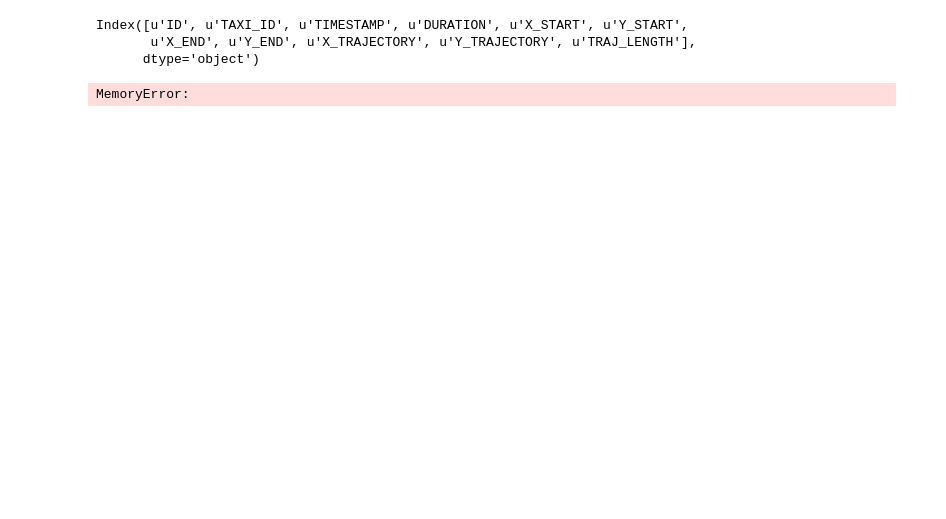
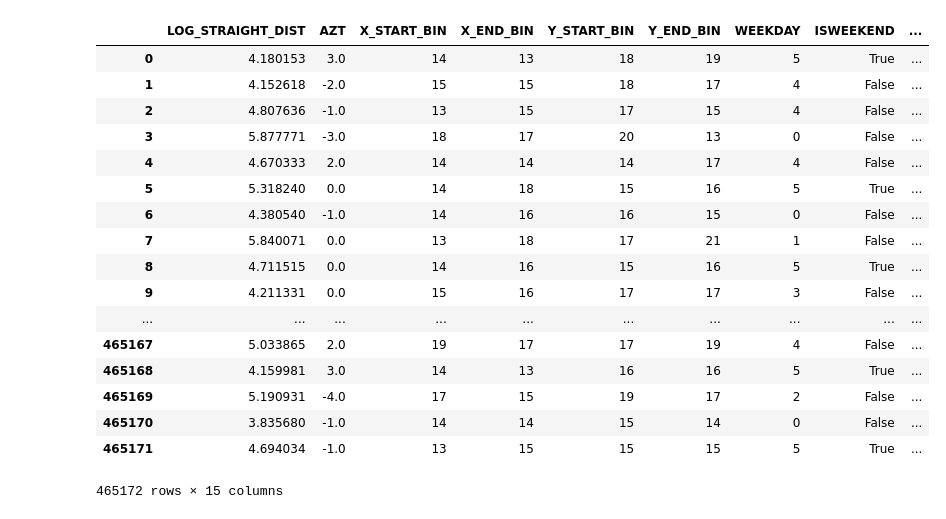
Before and after one commit to AdityaSidharta/ST4240, a Jupyter notebook: Preprocessing.ipynb, the cells around one changed output. Drawn from its saved outputs; the diff is of its cells as text; code cells hidden in the pictures; blank space fills up the shorter version.

```diff
--- a/Preprocessing.ipynb
+++ b/Preprocessing.ipynb
@@ -15,12 +12,15 @@ test_file = "/home/adityasidharta/Desktop/nus_course/data_mining/competition/dat
+# %%
+train_file = "C:\\Users\\AdityaS\\Desktop\\data_mining_competition\\train_data.csv"
+test_file = "C:\\Users\\AdityaS\\Desktop\\data_mining_competition\\test.csv"
 # %%
 def straight_dist(x_start, x_end, y_start, y_end):
     return np.sqrt((x_end - x_start)**2 + (y_end - y_start)**2)
 
 def calc_azt(x_start, x_end, y_start, y_end ):
-    return math.degrees(math.atan2(y_end - y_start, x_end - x_start)) + 18
+    return math.degrees(math.atan2(y_end - y_start, x_end - x_start)) // 45
 
 def coordinates_bin(coor):
-    return coor // 25 + 21
+    return coor // 50 + 21
 
 def convert_ts_to_datetime(ts):
     return datetime.datetime.strptime(ts, '%Y-%m-%d %H:%M:%S')
@@ -51,13 +51,13 @@ def get_hour(ts):
 
 def get_minute(ts):
     dt = convert_ts_to_datetime(ts)
-    return dt.minute
+    return dt.minute // 10
 
 def time_classification(ts):
     hour = get_hour(ts)
     if hour <= 5:
         return "Midnight"
-    if hour <= 8
+    if hour <= 8:
         return "Morning"
     if hour <= 11:
         return "Noon"
@@ -85,12 +83,6 @@ vec_get_hour = np.vectorize(get_hour)
 vec_get_minute = np.vectorize(get_minute)
 vec_time_classification = np.vectorize(time_classification)
 vec_taxi_id_bucket = np.vectorize(taxi_id_bucket)
-# %%
-train_data.columns
-# %% [output]
-Index([u'ID', u'TAXI_ID', u'TIMESTAMP', u'DURATION', u'X_START', u'Y_START',
-       u'X_END', u'Y_END', u'X_TRAJECTORY', u'Y_TRAJECTORY', u'TRAJ_LENGTH'],
-      dtype='object')
 # %%
 df_train = pd.read_csv(train_file)
 df_test = pd.read_csv(test_file)
@@ -116,6 +108,13 @@ def preprocessing_train(df_train):
     df_train['TAXI_ID_BIN'] = vec_taxi_id_bucket(df_train['TAXI_ID'])
     return df_train
 
+def postprocessing_train(df_train):
+    log_duration = df_train['LOG_DURATION'].values
+    log_traj_length = df_train['LOG_TRAJ_LENGTH'].values
+    return log_duration, log_traj_length, df_train.drop(['ID','TIMESTAMP','DURATION', 'TAXI_ID',
+                         'X_START', 'Y_START', 'X_END', 'Y_END',
+                         'TRAJ_LENGTH', 'LOG_DURATION', 'LOG_TRAJ_LENGTH'], axis = 1)
+
 def preprocessing_test(df_test):
     df_test['LOG_STRAIGHT_DIST'] = np.log(vec_straight_dist(df_test['X_START'], df_test['X_END'], df_test['Y_START'], df_test['Y_END']))
     df_test['AZT'] = vec_calc_azt(df_test['X_START'], df_test['X_END'], df_test['Y_START'], df_test['Y_END'])
@@ -132,6 +131,7 @@ def preprocessing_test(df_test):
     df_test['MINUTE'] = vec_get_minute(df_test['TIMESTAMP'])
     df_test['TIME_CLASS'] = vec_time_classification(df_test['TIMESTAMP'])
     df_test['TAXI_ID_BIN'] = vec_taxi_id_bucket(df_test['TAXI_ID'])
-    return df_test
+    return df_test.drop(['ID','TIMESTAMP', 'TAXI_ID',
+                         'X_START', 'Y_START', 'X_END', 'Y_END'], axis = 1)
 # %%
 def dummify(df):
@@ -141,5 +141,25 @@ def dummify(df):
 # %%
 processed_train_df = preprocessing_train(df_train)
-dummy_train_df = dummify(processed_train_df)
+log_duration, log_traj_length, processed_train_df = postprocessing_train(processed_train_df)
+processed_test_df = preprocessing_test(df_test)
-# %% [output]
-MemoryError:
+# %%
+processed_test_df
+# %% [output]
+|  | LOG_STRAIGHT_DIST | AZT | X_START_BIN | X_END_BIN | Y_START_BIN | Y_END_BIN | WEEKDAY | ISWEEKEND | ... |
+| 0 | 4.180153 | 3.0 | 14 | 13 | 18 | 19 | 5 | True | ... |
+| 1 | 4.152618 | -2.0 | 15 | 15 | 18 | 17 | 4 | False | ... |
+| 2 | 4.807636 | -1.0 | 13 | 15 | 17 | 15 | 4 | False | ... |
+| 3 | 5.877771 | -3.0 | 18 | 17 | 20 | 13 | 0 | False | ... |
+| 4 | 4.670333 | 2.0 | 14 | 14 | 14 | 17 | 4 | False | ... |
+| 5 | 5.318240 | 0.0 | 14 | 18 | 15 | 16 | 5 | True | ... |
+| 6 | 4.380540 | -1.0 | 14 | 16 | 16 | 15 | 0 | False | ... |
+| 7 | 5.840071 | 0.0 | 13 | 18 | 17 | 21 | 1 | False | ... |
+| 8 | 4.711515 | 0.0 | 14 | 16 | 15 | 16 | 5 | True | ... |
+| 9 | 4.211331 | 0.0 | 15 | 16 | 17 | 17 | 3 | False | ... |
+| ... | ... | ... | ... | ... | ... | ... | ... | ... | ... |
+| 465167 | 5.033865 | 2.0 | 19 | 17 | 17 | 19 | 4 | False | ... |
+| 465168 | 4.159981 | 3.0 | 14 | 13 | 16 | 16 | 5 | True | ... |
+| 465169 | 5.190931 | -4.0 | 17 | 15 | 19 | 17 | 2 | False | ... |
+| 465170 | 3.835680 | -1.0 | 14 | 14 | 15 | 14 | 0 | False | ... |
+| 465171 | 4.694034 | -1.0 | 13 | 15 | 15 | 15 | 5 | True | ... |
+465172 rows × 15 columns
```
Also changed, not shown: parts of 34 cells of this notebook, 3 other files.
